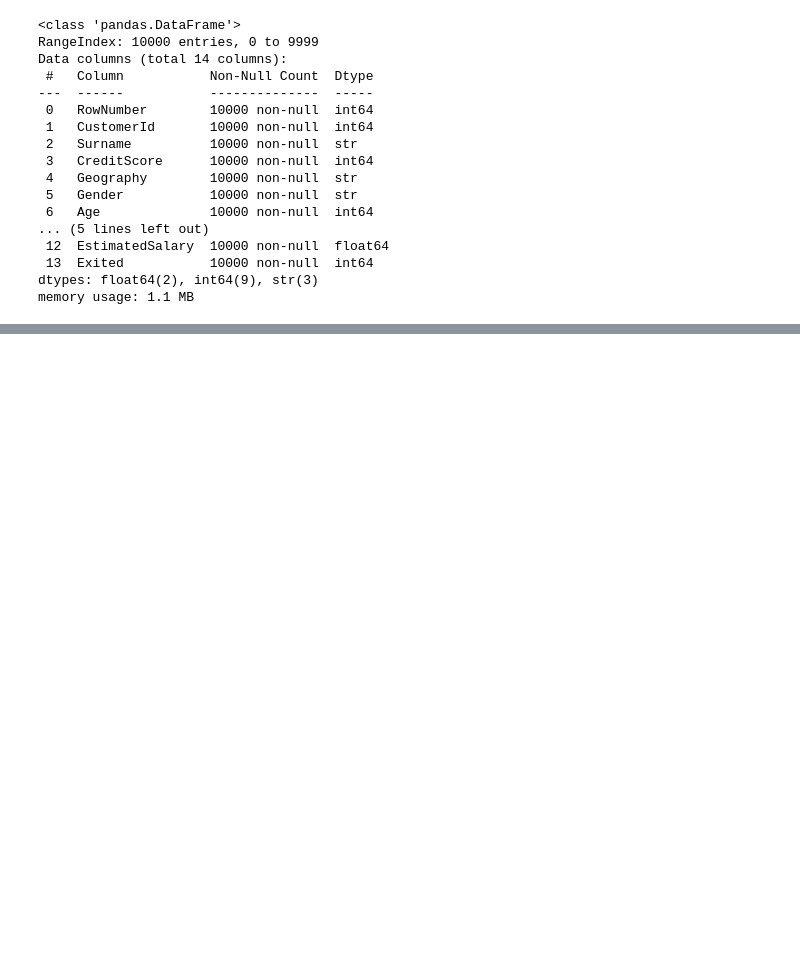
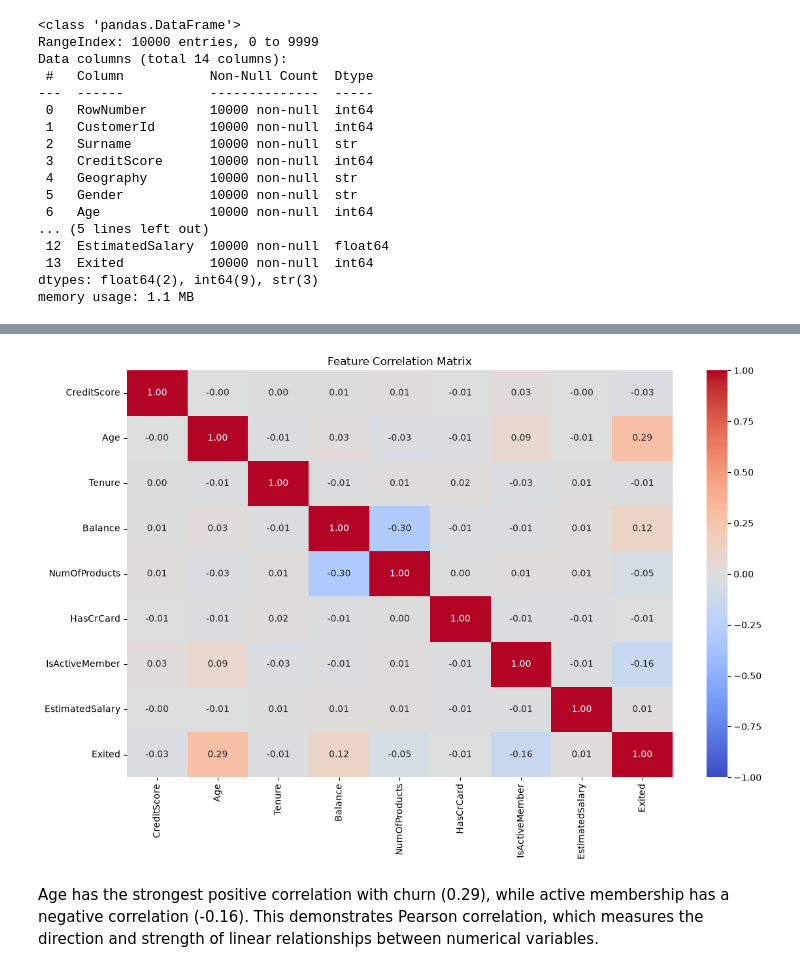
Before and after one commit to dhrutigandhi05/Bank-Customer-Churn-Prediction, a Jupyter notebook: notebooks/eda.ipynb, the cells around one changed output, grey strips where cells are left out. Saved outputs shown, nothing was run; the diff lists cells and outputs as text; code cells hidden in the pictures; blank space fills up the shorter version.

```diff
--- a/notebooks/eda.ipynb
+++ b/notebooks/eda.ipynb
@@ -51,0 +101,20 @@ df.describe()
+# %%
+corr_matrix = df.drop(columns=["RowNumber", "CustomerId"]).select_dtypes(include="number").corr()
+plt.figure(figsize=(12, 8))
+
+sns.heatmap(
+    corr_matrix,
+    annot=True,
+    cmap="coolwarm",
+    fmt=".2f",
+    vmin=-1,
+    vmax=1
+)
+
+plt.title("Feature Correlation Matrix")
+plt.tight_layout()
+plt.show()
+# %% [output]
+[figure, added]
+# %% [markdown]
+Age has the strongest positive correlation with churn (0.29), while active membership has a negative correlation (-0.16). This demonstrates Pearson correlation, which measures the direction and strength of linear relationships between numerical variables.
```
Also changed, not shown: parts of 10 cells of this notebook.
